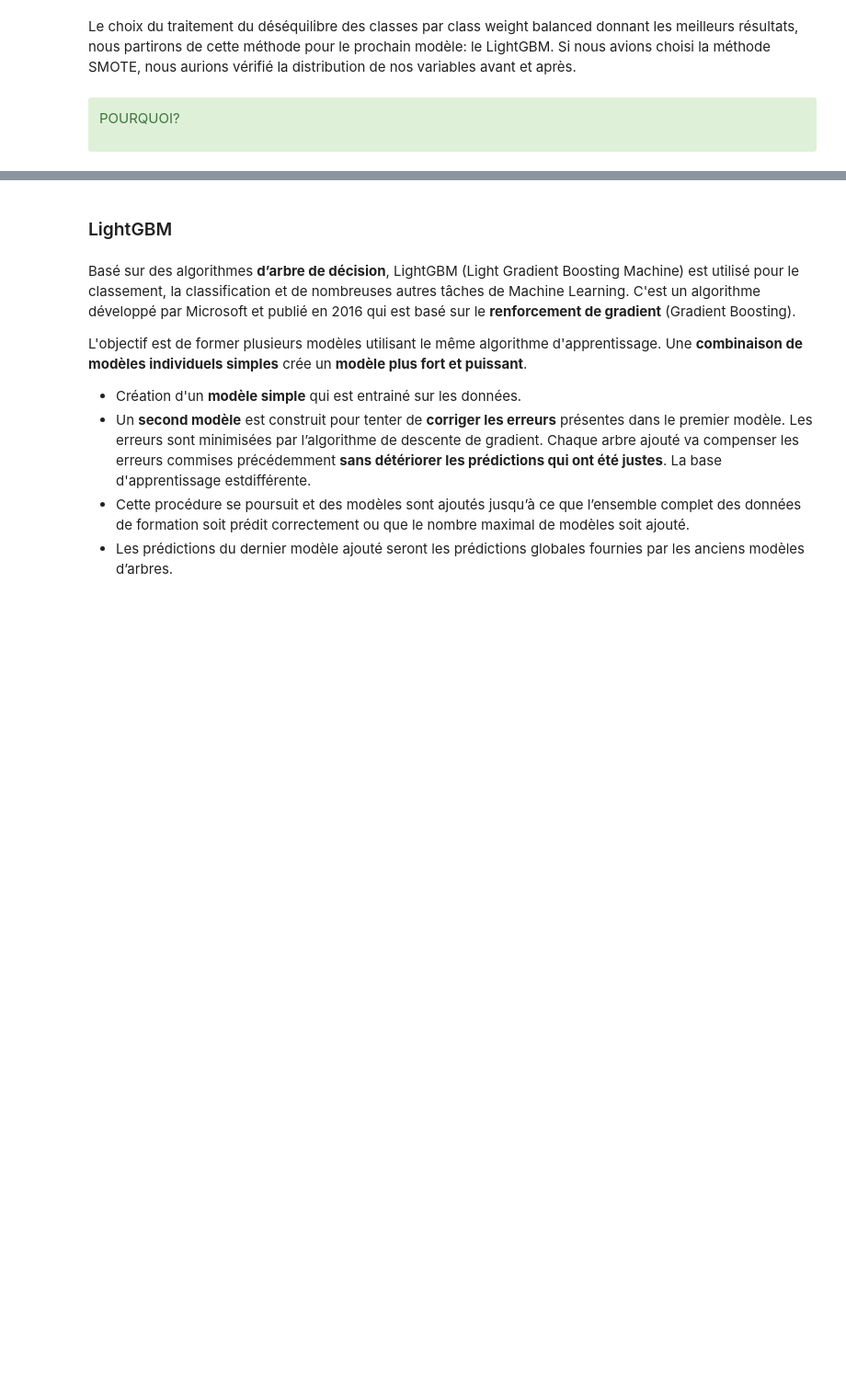
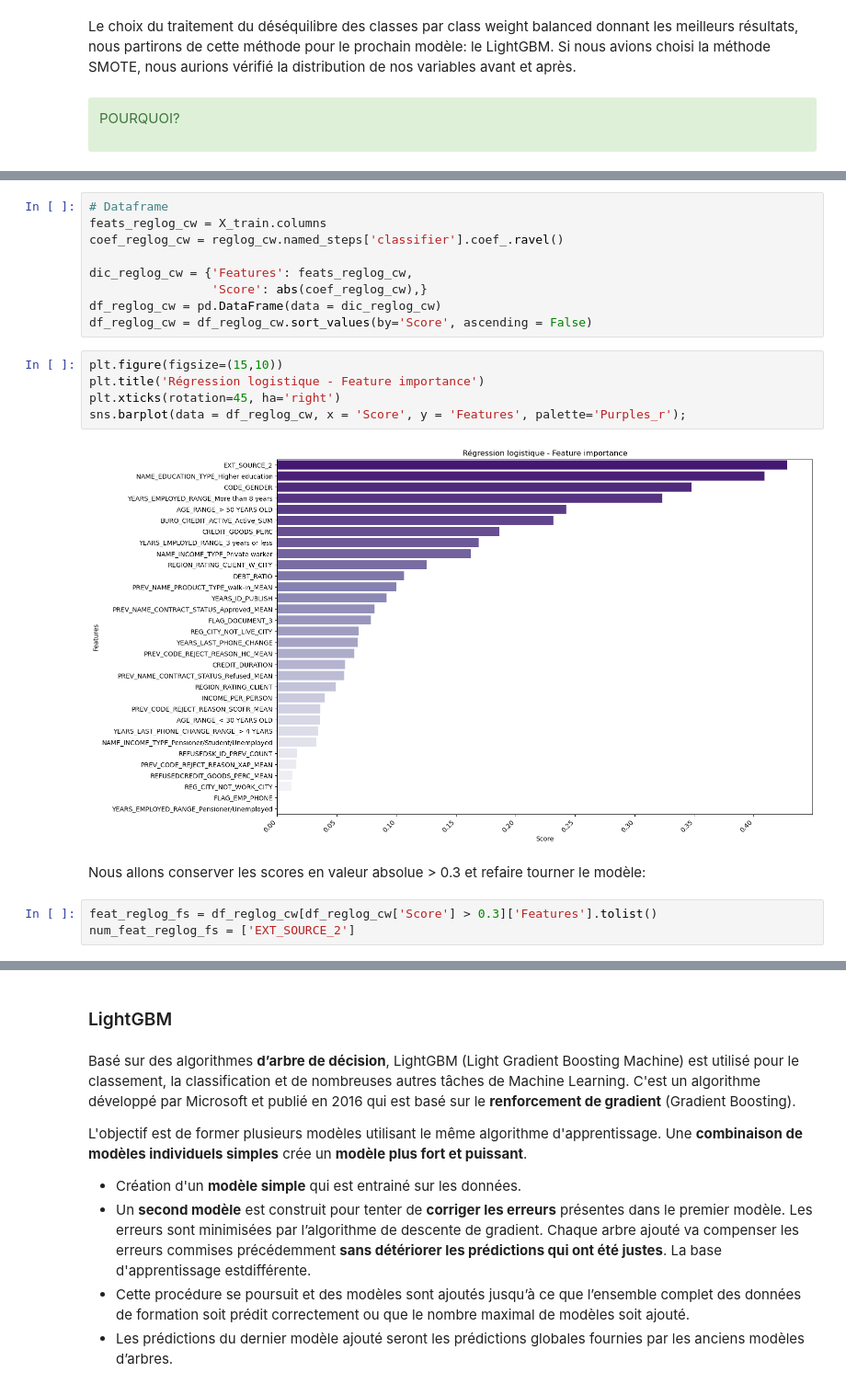
Before and after one commit to Milie-Mimi/OC_DS_Project7_, a Jupyter notebook: GROSCHENE_Emilie_2_model_032023.ipynb, the cells around one changed output, grey strips where cells are left out. Shown at 92% size. Cells and saved outputs as stored; diff of their text form; blank space fills up the shorter version.

```diff
--- a/GROSCHENE_Emilie_2_model_032023.ipynb
+++ b/GROSCHENE_Emilie_2_model_032023.ipynb
@@ -1283,0 +1249,21 @@ sns.barplot(data = weights_reglin_CO2, x = 'coef', y = 'features');
+# %%
+# Dataframe
+feats_reglog_cw = X_train.columns
+coef_reglog_cw = reglog_cw.named_steps['classifier'].coef_.ravel()
+
+dic_reglog_cw = {'Features': feats_reglog_cw,
+                 'Score': abs(coef_reglog_cw),}
+df_reglog_cw = pd.DataFrame(data = dic_reglog_cw)
+df_reglog_cw = df_reglog_cw.sort_values(by='Score', ascending = False)
+# %%
+plt.figure(figsize=(15,10))
+plt.title('Régression logistique - Feature importance')
+plt.xticks(rotation=45, ha='right')
+sns.barplot(data = df_reglog_cw, x = 'Score', y = 'Features', palette='Purples_r');
+# %% [output]
+[figure, added]
+# %% [markdown]
+Nous allons conserver les scores en valeur absolue > 0.3 et refaire tourner le modèle:
+# %%
+feat_reglog_fs = df_reglog_cw[df_reglog_cw['Score'] > 0.3]['Features'].tolist()
+num_feat_reglog_fs = ['EXT_SOURCE_2']
```
Also changed, not shown: parts of 62 cells of this notebook.
